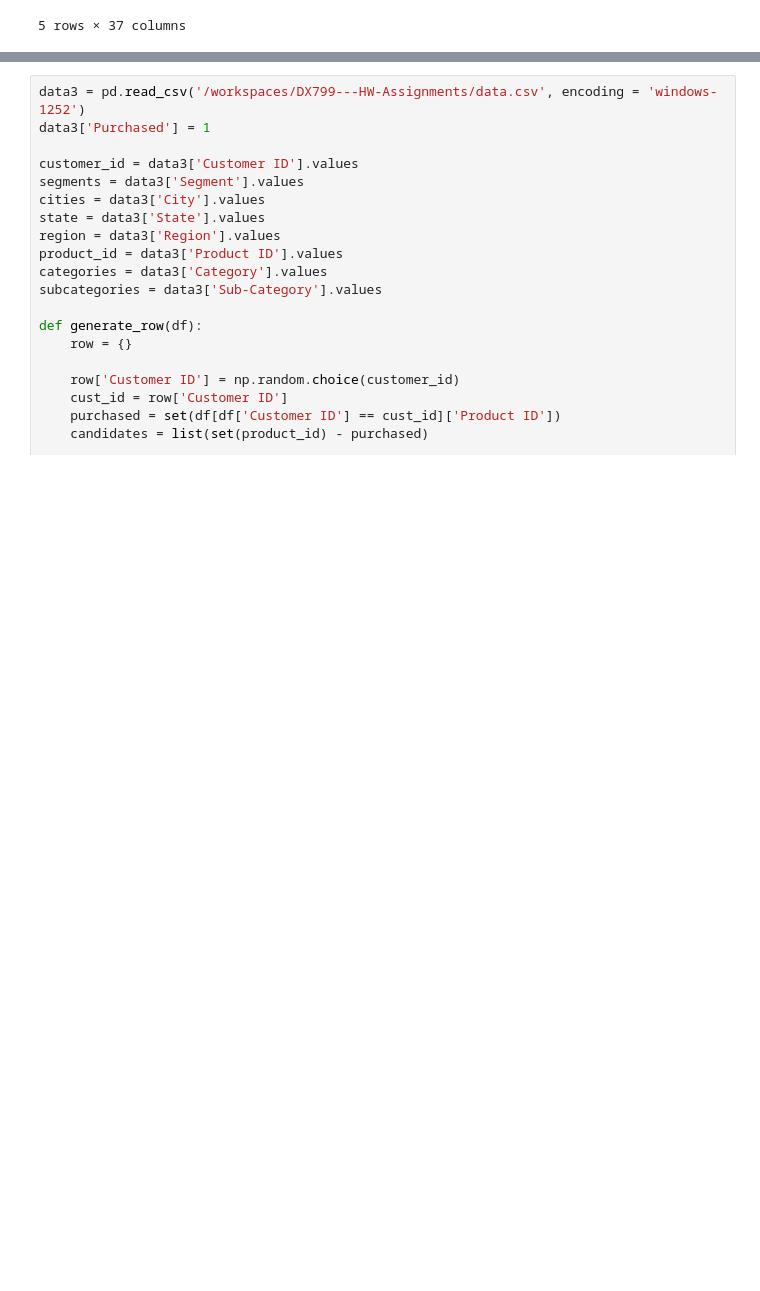
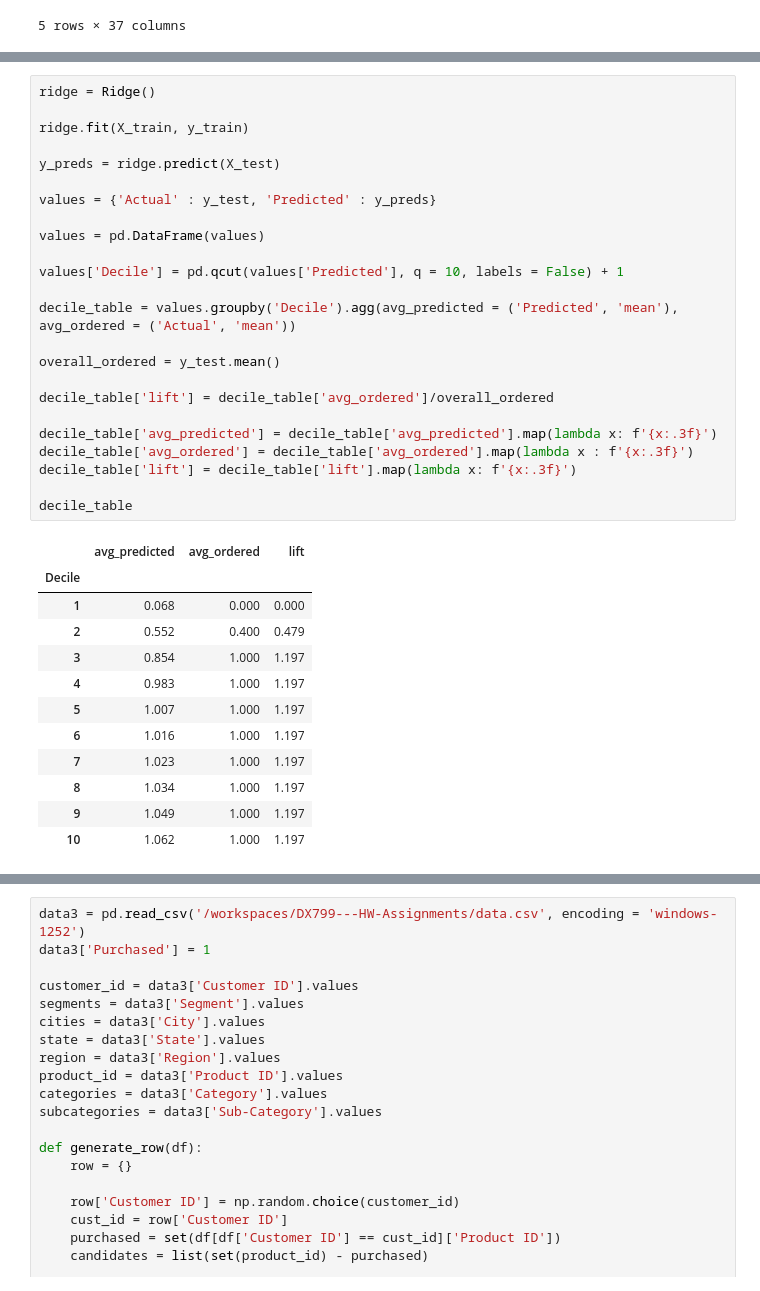
Before and after one commit to eghatzis0527/DX799---HW-Assignments, a Jupyter notebook: HW2.ipynb, the cells around one changed output, grey strips where cells are left out. Saved outputs shown, nothing was run; the diff lists cells and outputs as text; blank space fills up the shorter version.

```diff
--- a/HW2.ipynb
+++ b/HW2.ipynb
@@ -202,0 +251,37 @@ X.head()
+# %%
+ridge = Ridge()
+
+ridge.fit(X_train, y_train)
+
+y_preds = ridge.predict(X_test)
+
+values = {'Actual' : y_test, 'Predicted' : y_preds}
+
+values = pd.DataFrame(values)
+
+values['Decile'] = pd.qcut(values['Predicted'], q = 10, labels = False) + 1
+
+decile_table = values.groupby('Decile').agg(avg_predicted = ('Predicted', 'mean'), avg_ordered = ('Actual', 'mean'))
+
+overall_ordered = y_test.mean()
+
+decile_table['lift'] = decile_table['avg_ordered']/overall_ordered
+
+decile_table['avg_predicted'] = decile_table['avg_predicted'].map(lambda x: f'{x:.3f}')
+decile_table['avg_ordered'] = decile_table['avg_ordered'].map(lambda x : f'{x:.3f}')
+decile_table['lift'] = decile_table['lift'].map(lambda x: f'{x:.3f}')
+
+decile_table
+# %% [output]
+|  | avg_predicted | avg_ordered | lift |
+| Decile |  |  |  |
+| 1 | 0.068 | 0.000 | 0.000 |
+| 2 | 0.552 | 0.400 | 0.479 |
+| 3 | 0.854 | 1.000 | 1.197 |
+| 4 | 0.983 | 1.000 | 1.197 |
+| 5 | 1.007 | 1.000 | 1.197 |
+| 6 | 1.016 | 1.000 | 1.197 |
+| 7 | 1.023 | 1.000 | 1.197 |
+| 8 | 1.034 | 1.000 | 1.197 |
+| 9 | 1.049 | 1.000 | 1.197 |
+| 10 | 1.062 | 1.000 | 1.197 |
```
Also changed, not shown: parts of 8 cells of this notebook.
